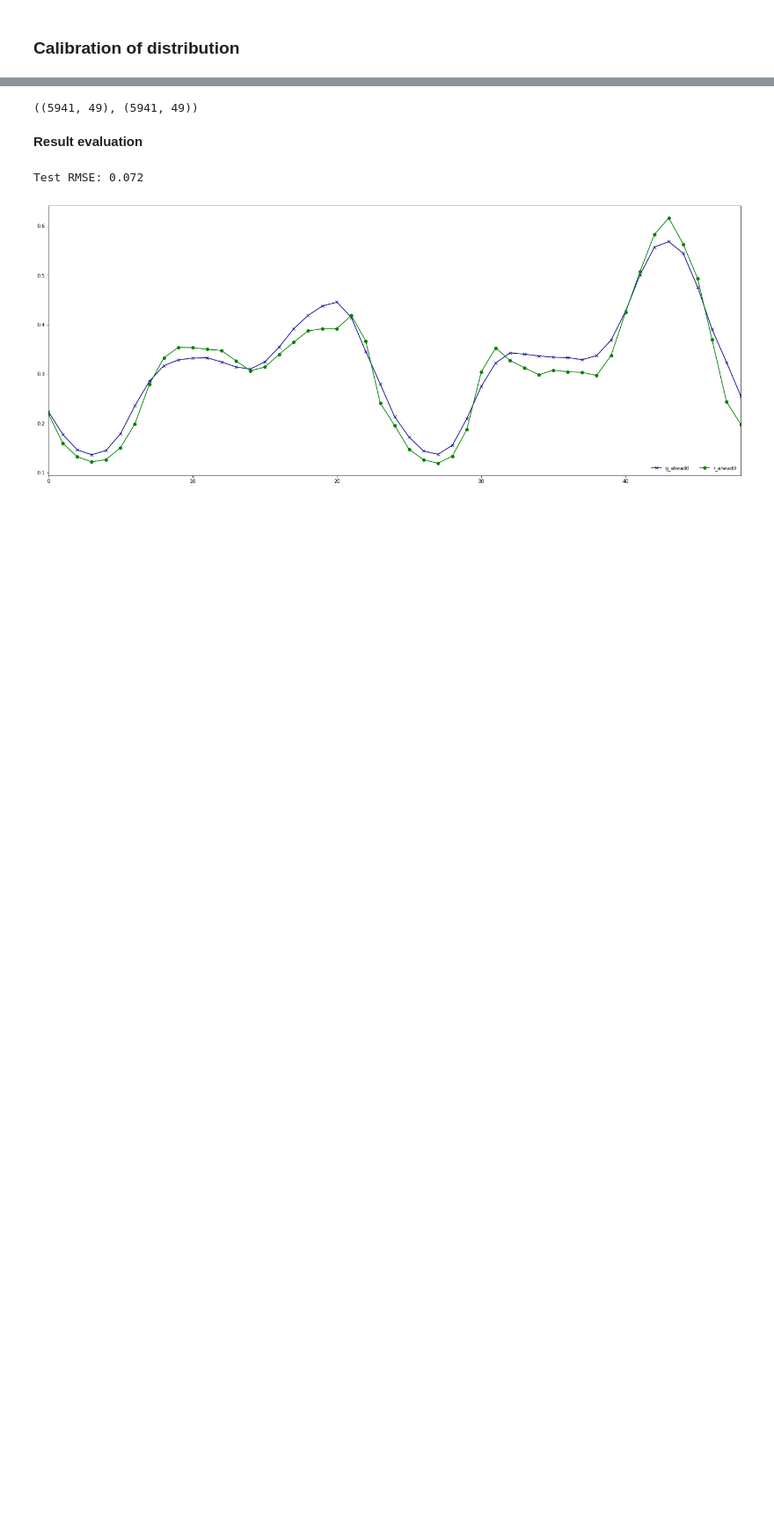
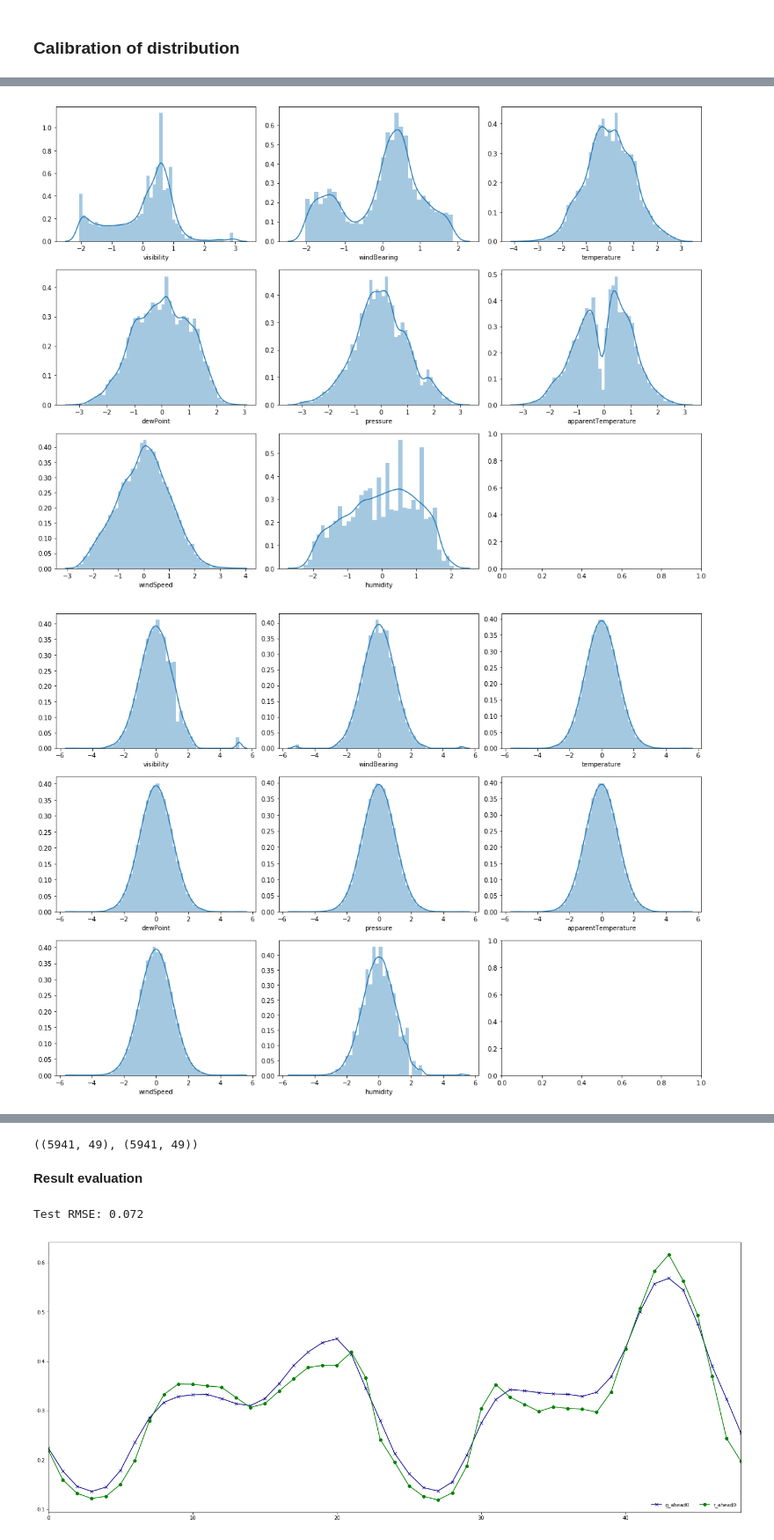
Before and after one commit to charlesfu4/MT, a Jupyter notebook: hourly_forecast.ipynb, the cells around one changed output, grey strips where cells are left out. Shown at 88% size. Saved outputs shown, nothing was run; the diff lists cells and outputs as text; code cells hidden in the pictures; blank space fills up the shorter version.

```diff
--- a/hourly_forecast.ipynb
+++ b/hourly_forecast.ipynb
@@ -292,0 +107,31 @@ tpot_reg.export("400.py")
+# %%
+from sklearn.preprocessing import PowerTransformer
+from sklearn.preprocessing import QuantileTransformer
+
+def power_trans(df):
+    pt_boxc = PowerTransformer(method = "yeo-johnson")
+    df_slice = df.iloc[:,:8]
+    pt.fit(df_slice)
+    df_trans = pd.DataFrame(pt.transform(df_slice), columns=['visibility', 'windBearing', 'temperature', 'dewPoint', 'pressure',
+       'apparentTemperature', 'windSpeed', 'humidity'])
+    return df_trans
+train_trans = power_trans(train)
+
+def quantile_trans(df):
+    rng = np.random.RandomState(304)
+    qt = QuantileTransformer(n_quantiles=500, output_distribution='normal',random_state=rng)
+    df_slice = df.iloc[:,:8]
+    qt.fit(df_slice)
+    df_trans = pd.DataFrame(qt.transform(df_slice), columns=['visibility', 'windBearing', 'temperature', 'dewPoint', 'pressure',
+       'apparentTemperature', 'windSpeed', 'humidity'])
+    return df_trans
+
+train_trans = power_trans(train)
+train_quantile = quantile_trans(train)
+
+##plot distribution
+distri_plot(train_trans)
+distri_plot(train_quantile)
+# %% [output]
+[figure, added]
+[figure, added]
```
Also changed, not shown: parts of 107 cells of this notebook, 3 other files.
